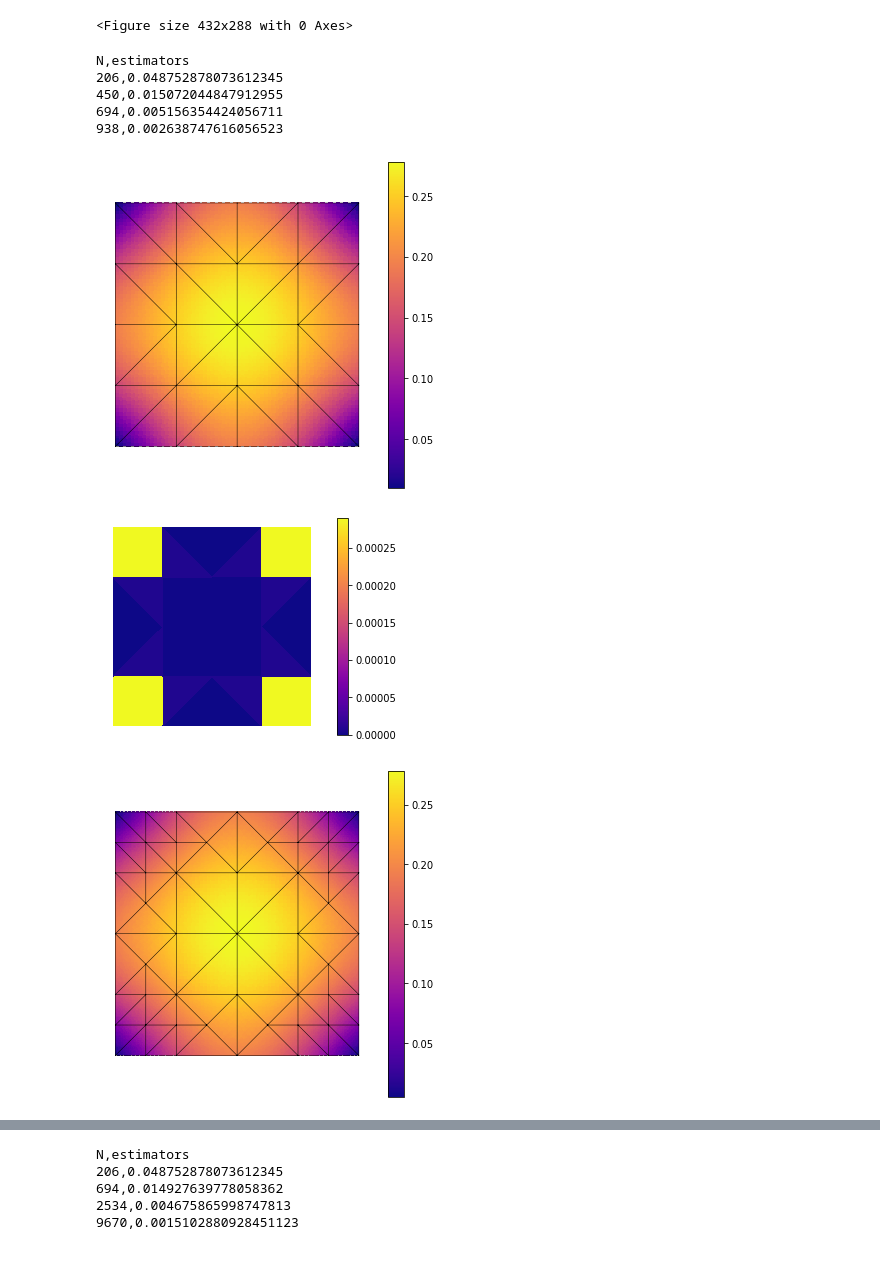
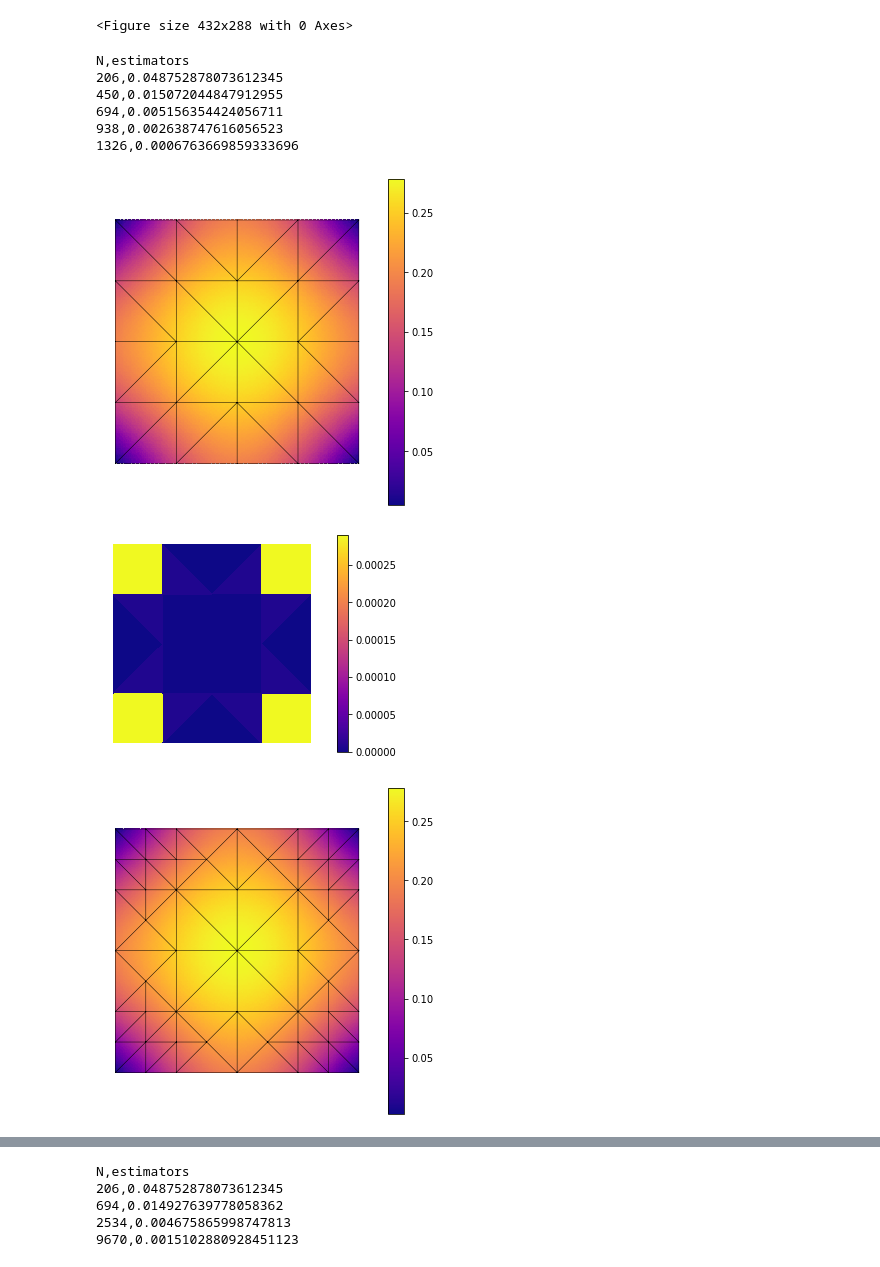
Before and after one commit to kinnala/kirchhoff-nitsche-ex2, a Jupyter notebook: nitsche_corners.ipynb, the cells around one changed output, grey strips where cells are left out. Cells and saved outputs as stored; diff of their text form; code cells hidden in the pictures.

```diff
--- a/nitsche_corners.ipynb
+++ b/nitsche_corners.ipynb
@@ -192,19 +192,20 @@ def problem(m):
 # %%
 m = MeshTri.init_sqsymmetric()
 m.refine(1)
 print('N,estimators')
-for _ in range(4):
+for _ in range(5):
     est = problem(m)
     m.refine(adaptive_theta(est))
 # %% [output]
 N,estimators
 206,0.048752878073612345
 450,0.015072044847912955
 694,0.005156354424056711
 938,0.002638747616056523
+1326,0.0006763669859333696
-[figure, old version]
+[figure, new version]
 [figure]
-[figure, old version]
+[figure, new version]
 [figure]
 [figure]
 [figure]
```
Also changed, not shown: parts of 1 cell of this notebook, 1 other file.
